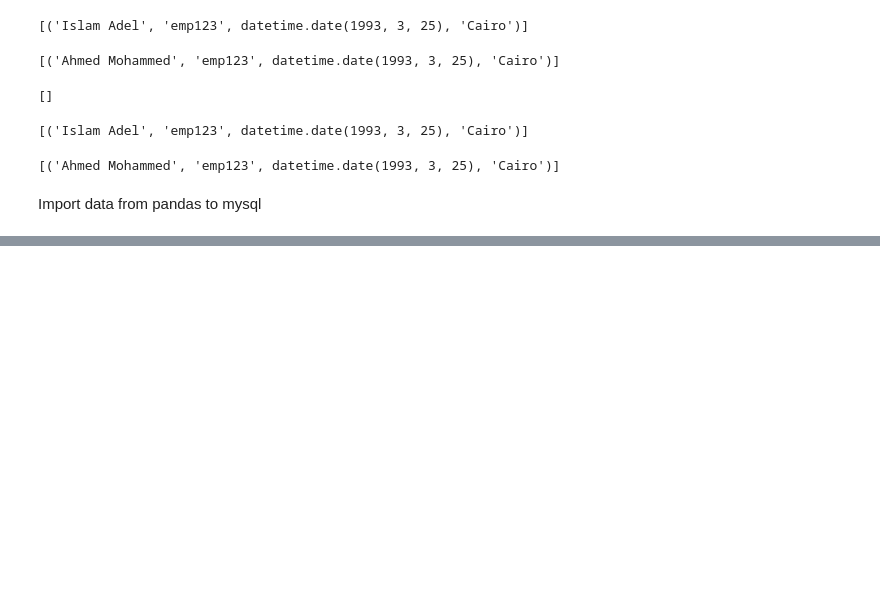
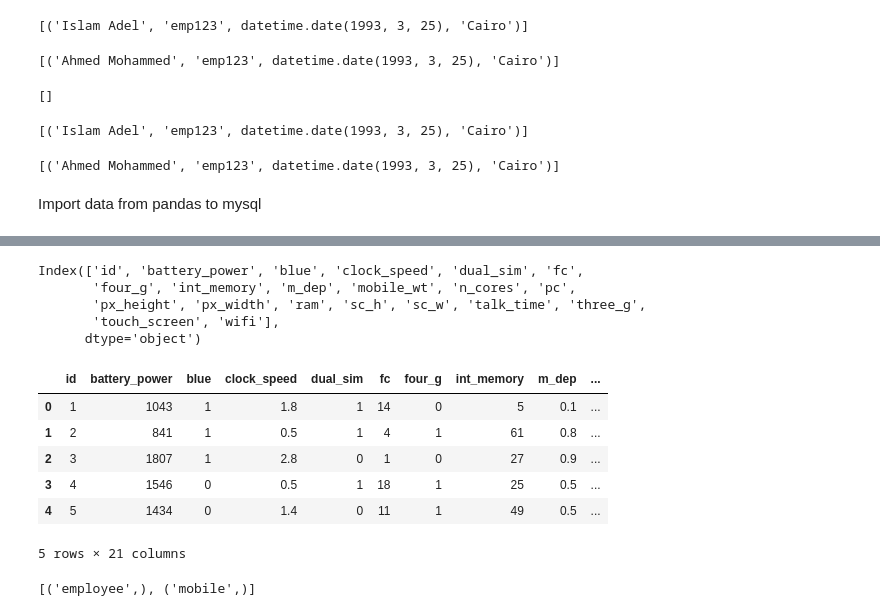
Before and after one commit to iadel93/DEBI_Python, a Jupyter notebook: SQL/Session2.ipynb, the cells around one changed output, grey strips where cells are left out. Drawn from its saved outputs; the diff is of its cells as text; code cells hidden in the pictures; blank space fills up the shorter version.

```diff
--- a/SQL/Session2.ipynb
+++ b/SQL/Session2.ipynb
@@ -146,0 +167,52 @@ Import data from pandas to mysql
+# %%
+import pandas as pd
+from sqlalchemy import create_engine
+
+# Database connection details
+username = 'root'
+password = 'root'
+host = 'localhost'
+database = 'debi'
+
+# Create connection string and engine
+connection_string = f'mysql+mysqlconnector://{username}:{password}@{host}/{database}'
+engine = create_engine(connection_string)
+
+# Read CSV file into DataFrame
+df = pd.read_csv('data/mobile_prices.csv')
+
+# Write DataFrame to MySQL table
+df.to_sql('mobile', con=engine, if_exists='replace', index=False)
+
+# Verify data insertion
+result_df = pd.read_sql('SELECT * FROM mobile', con=engine)
+print(result_df.columns)
+# %% [output]
+Index(['id', 'battery_power', 'blue', 'clock_speed', 'dual_sim', 'fc',
+       'four_g', 'int_memory', 'm_dep', 'mobile_wt', 'n_cores', 'pc',
+       'px_height', 'px_width', 'ram', 'sc_h', 'sc_w', 'talk_time', 'three_g',
+       'touch_screen', 'wifi'],
+      dtype='object')
+# %%
+result_df.head()
+# %% [output]
+|  | id | battery_power | blue | clock_speed | dual_sim | fc | four_g | int_memory | m_dep | ... |
+| 0 | 1 | 1043 | 1 | 1.8 | 1 | 14 | 0 | 5 | 0.1 | ... |
+| 1 | 2 | 841 | 1 | 0.5 | 1 | 4 | 1 | 61 | 0.8 | ... |
+| 2 | 3 | 1807 | 1 | 2.8 | 0 | 1 | 0 | 27 | 0.9 | ... |
+| 3 | 4 | 1546 | 0 | 0.5 | 1 | 18 | 1 | 25 | 0.5 | ... |
+| 4 | 5 | 1434 | 0 | 1.4 | 0 | 11 | 1 | 49 | 0.5 | ... |
+5 rows × 21 columns
+# %%
+from mysql import connector
+mydb = connector.connect(
+    host = 'localhost',
+    user = 'root',
+    password = 'root',
+    database = 'debi'
+)
+cursor = mydb.cursor()
+cursor.execute("SHOW TABLES")
+cursor.fetchall()
+# %% [output]
+[('employee',), ('mobile',)]
```
Also changed, not shown: parts of 10 cells of this notebook.
